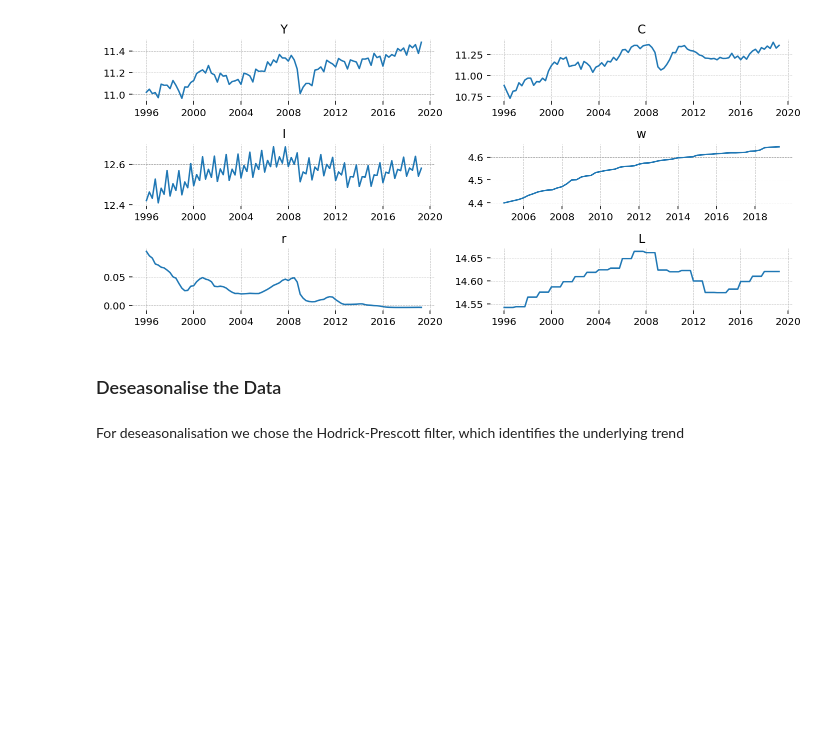
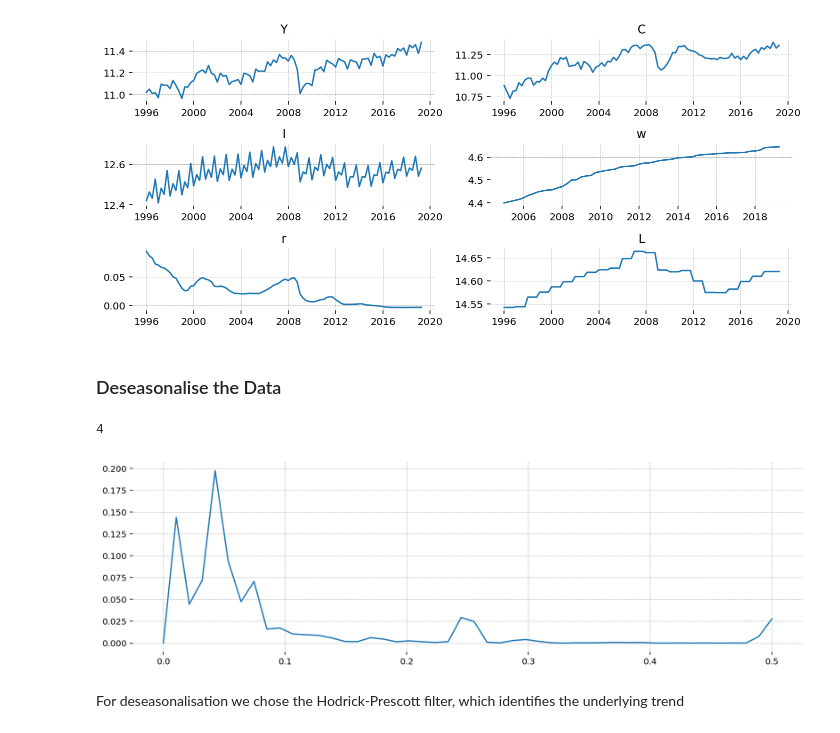
Before and after one commit to lukasgrahl/macro_rbc, a Jupyter notebook: notebooks/Fitting RBC to Italy Data.ipynb, the cells around one changed output. Cells and saved outputs as stored; diff of their text form; code cells hidden in the pictures; blank space fills up the shorter version.

Commit message:
added seasonal plot

```diff
--- a/notebooks/Fitting RBC to Italy Data.ipynb
+++ b/notebooks/Fitting RBC to Italy Data.ipynb
@@ -158,6 +158,15 @@ plot_df(df)
 [figure]
 # %% [markdown]
 ### Deseasonalise the Data <a class="anchor" id="section_3_2"></a>
+# %%
+from scipy.signal import periodogram
+
+freq, Pxx = periodogram(df.Y.dropna(), window='triang')
+plt.plot(freq, Pxx)
+Pxx.argmax()
+# %% [output]
+4
+[figure, added]
 # %%
 desea_cols = ['Y', 'I', 'C', 'w', 'r', 'L']
 for col in desea_cols:
```
Also changed, not shown: parts of 1 cell of this notebook.
